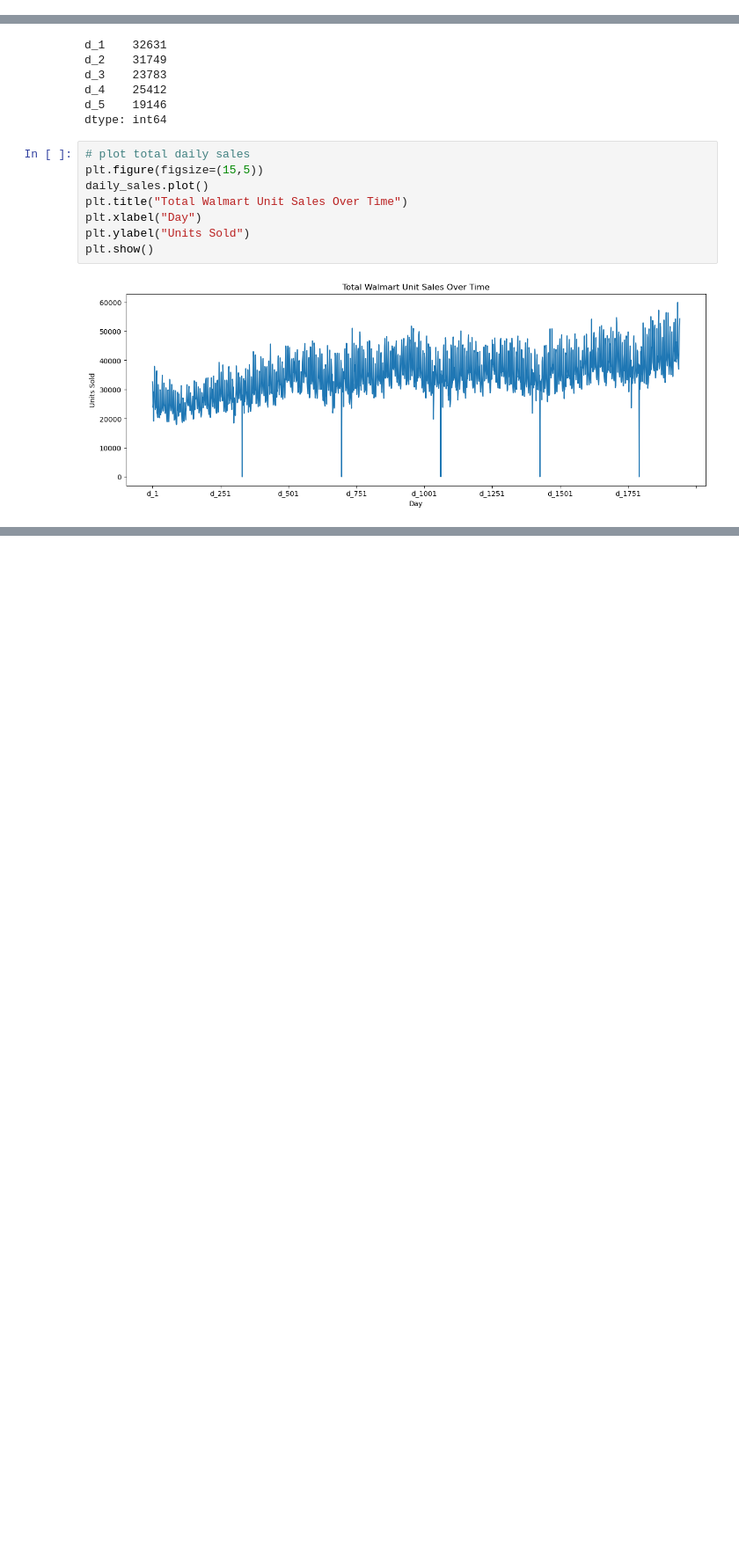
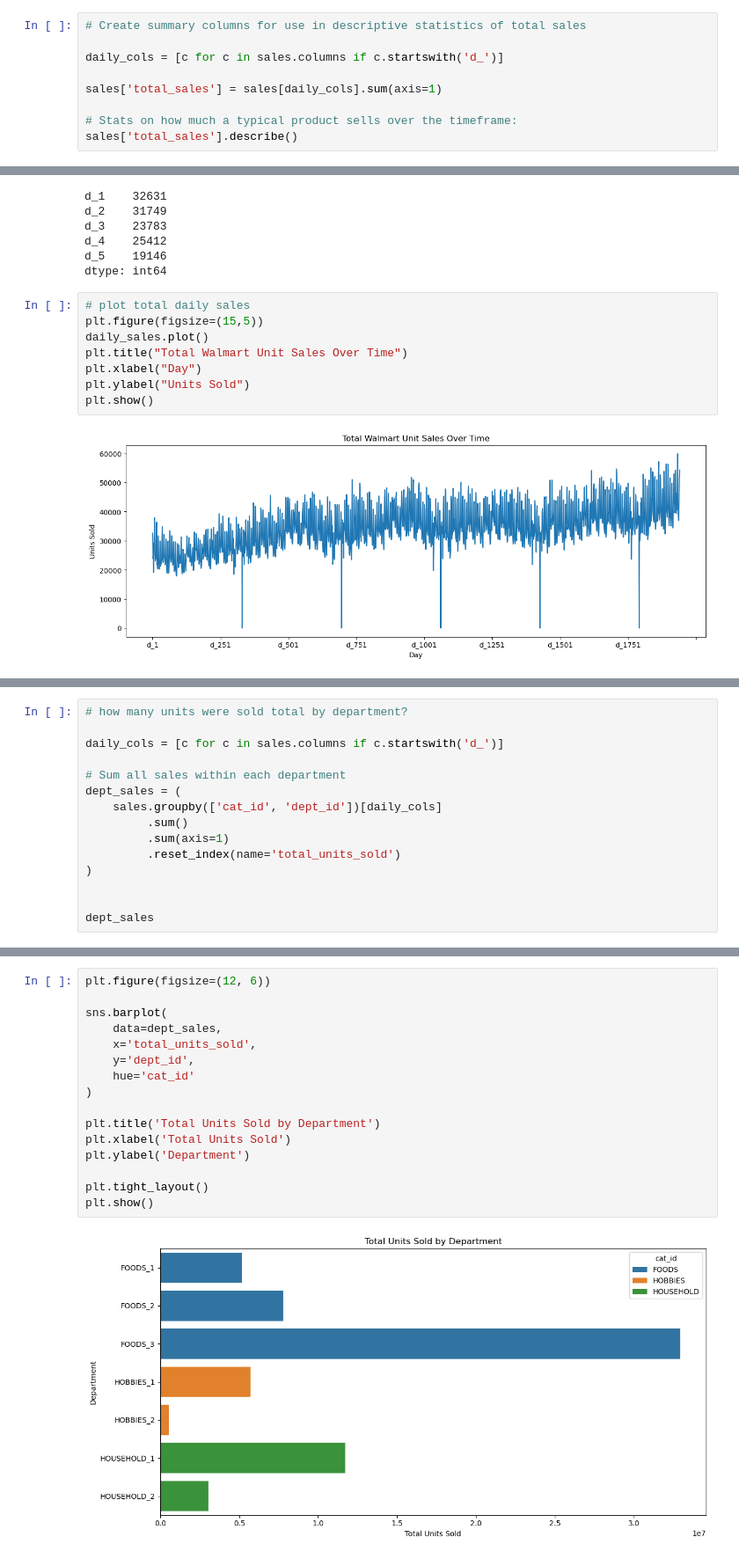
Before and after one commit to mhettick-sd/ADS501-FinalProject_MH_KP, a Jupyter notebook: notebooks/Data_Exploration.ipynb, the cells around one changed output, grey strips where cells are left out. Shown at 88% size. Saved outputs shown, nothing was run; the diff lists cells and outputs as text; blank space fills up the shorter version.

```diff
--- a/notebooks/Data_Exploration.ipynb
+++ b/notebooks/Data_Exploration.ipynb
@@ -40,0 +108,9 @@ sales.head()
+# %%
+# Create summary columns for use in descriptive statistics of total sales
+
+daily_cols = [c for c in sales.columns if c.startswith('d_')]
+
+sales['total_sales'] = sales[daily_cols].sum(axis=1)
+
+# Stats on how much a typical product sells over the timeframe:
+sales['total_sales'].describe()
@@ -118,0 +350,15 @@ plt.show()
+# %%
+# how many units were sold total by department?
+
+daily_cols = [c for c in sales.columns if c.startswith('d_')]
+
+# Sum all sales within each department
+dept_sales = (
+    sales.groupby(['cat_id', 'dept_id'])[daily_cols]
+         .sum()
+         .sum(axis=1)
+         .reset_index(name='total_units_sold')
+)
+
+
+dept_sales
@@ -118,0 +374,18 @@ plt.show()
+# %%
+plt.figure(figsize=(12, 6))
+
+sns.barplot(
+    data=dept_sales,
+    x='total_units_sold',
+    y='dept_id',
+    hue='cat_id'
+)
+
+plt.title('Total Units Sold by Department')
+plt.xlabel('Total Units Sold')
+plt.ylabel('Department')
+
+plt.tight_layout()
+plt.show()
+# %% [output]
+[figure, added]
```
Also changed, not shown: parts of 34 cells of this notebook.
